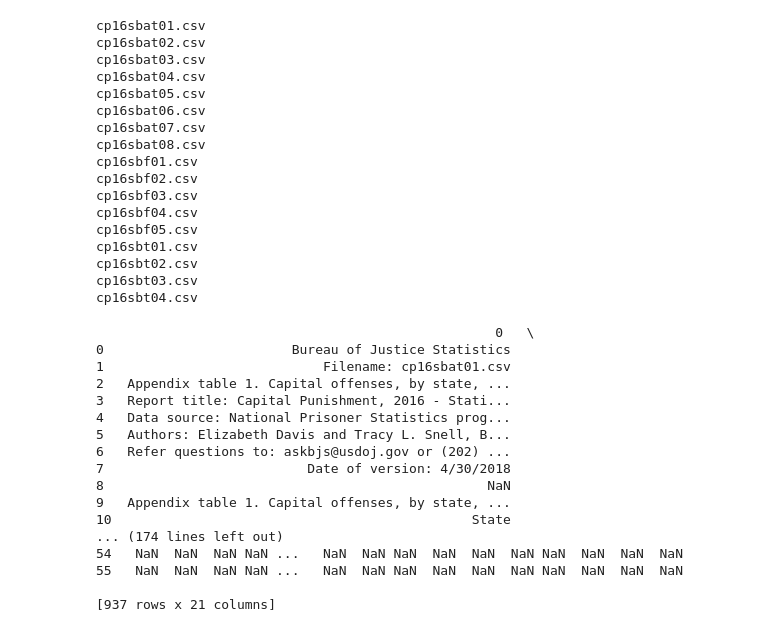
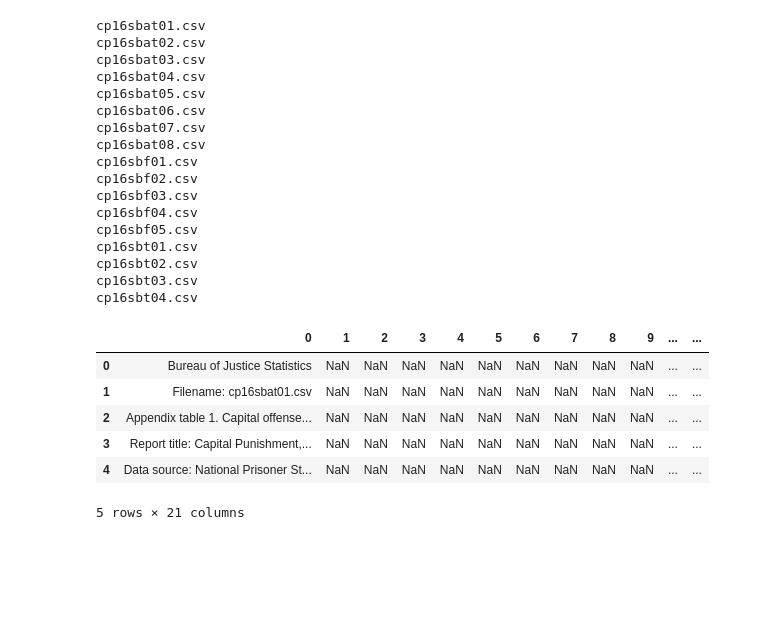
Before and after one commit to jjustin25/Crime-Project-1, a Jupyter notebook: crime_project_justin.ipynb, the cells around one changed output. Saved outputs shown, nothing was run; the diff lists cells and outputs as text; code cells hidden in the pictures; blank space fills up the shorter version.

```diff
--- a/crime_project_justin.ipynb
+++ b/crime_project_justin.ipynb
@@ -34,23 +37,13 @@ cp16sbt01.csv
 cp16sbt02.csv
 cp16sbt03.csv
 cp16sbt04.csv
-# %%
-print(concatDF)
-# %% [output]
-                                                   0   \
-0                        Bureau of Justice Statistics
-1                            Filename: cp16sbat01.csv
-2   Appendix table 1. Capital offenses, by state, ...
-3   Report title: Capital Punishment, 2016 - Stati...
-4   Data source: National Prisoner Statistics prog...
-5   Authors: Elizabeth Davis and Tracy L. Snell, B...
-6   Refer questions to: askbjs@usdoj.gov or (202) ...
-7                          Date of version: 4/30/2018
-8                                                 NaN
-9   Appendix table 1. Capital offenses, by state, ...
-10                                              State
-... (174 lines left out)
-54   NaN  NaN  NaN NaN ...   NaN  NaN NaN  NaN  NaN  NaN NaN  NaN  NaN  NaN
-55   NaN  NaN  NaN NaN ...   NaN  NaN NaN  NaN  NaN  NaN NaN  NaN  NaN  NaN
-
-[937 rows x 21 columns]
+# %%
+concatDF.head()
+# %% [output]
+|  | 0 | 1 | 2 | 3 | 4 | 5 | 6 | 7 | 8 | 9 | ... | ... |
+| 0 | Bureau of Justice Statistics | NaN | NaN | NaN | NaN | NaN | NaN | NaN | NaN | NaN | ... | ... |
+| 1 | Filename: cp16sbat01.csv | NaN | NaN | NaN | NaN | NaN | NaN | NaN | NaN | NaN | ... | ... |
+| 2 | Appendix table 1. Capital offense... | NaN | NaN | NaN | NaN | NaN | NaN | NaN | NaN | NaN | ... | ... |
+| 3 | Report title: Capital Punishment,... | NaN | NaN | NaN | NaN | NaN | NaN | NaN | NaN | NaN | ... | ... |
+| 4 | Data source: National Prisoner St... | NaN | NaN | NaN | NaN | NaN | NaN | NaN | NaN | NaN | ... | ... |
+5 rows × 21 columns
```
Also changed, not shown: parts of 9 cells of this notebook, 1 other file.
